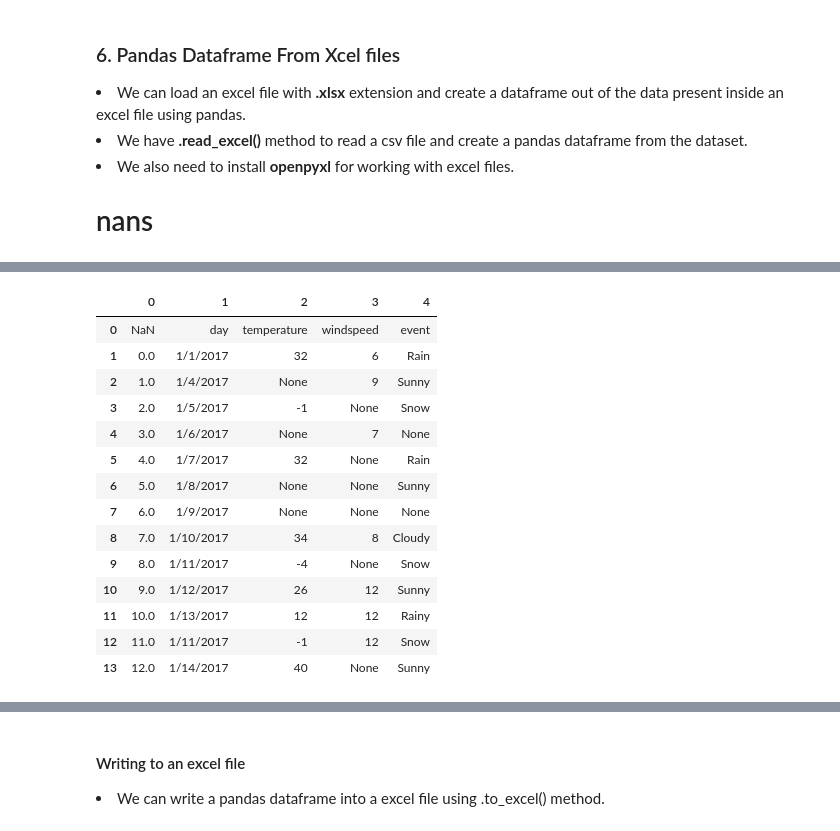
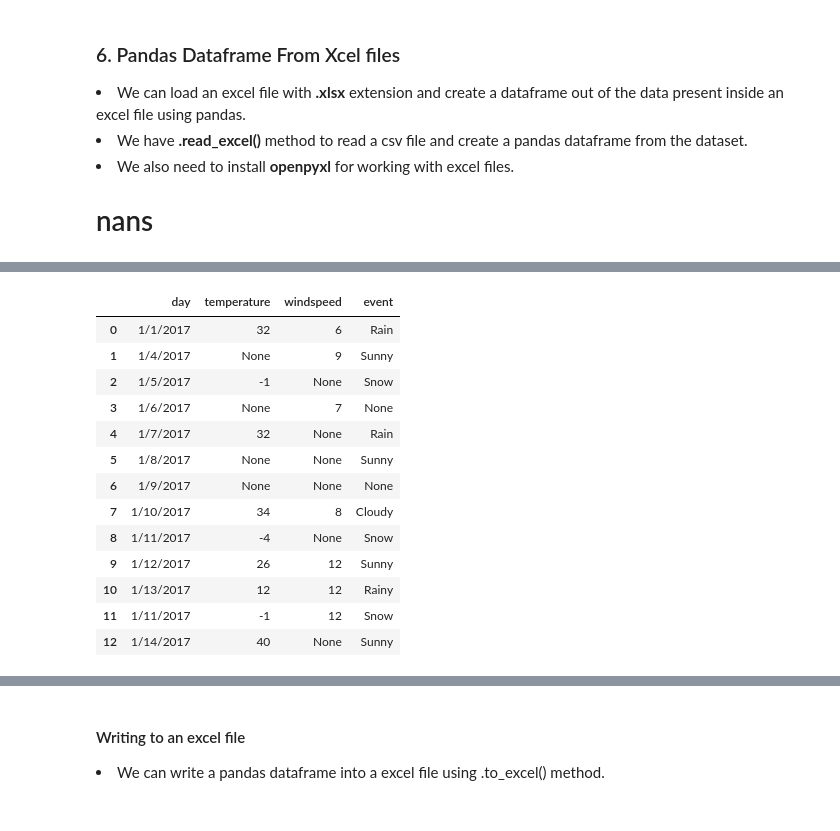
Before and after one commit to rajendra195/data_science_ML_Metro, a Jupyter notebook: week_05/day_05/pandas_student_notebook.ipynb, the cells around one changed output, grey strips where cells are left out. Cells and saved outputs as stored; diff of their text form; code cells hidden in the pictures.

```diff
--- a/week_05/day_05/pandas_student_notebook.ipynb
+++ b/week_05/day_05/pandas_student_notebook.ipynb
@@ -263,29 +258,33 @@ Requirement already satisfied: et-xmlfile in g:\data science and ml metro\env\li
 # %%
 # Importing openpyxl (engine for loading excel file)
 import openpyxl
 
 # opening the excel file using openpyxl.load_workbook
 wb = openpyxl.load_workbook("data/weather_data.xlsx")
 
 # accessing the specific sheet in the excel file
 sheet = wb["nans"]
 
 # iterating the rows of the file and making list of tuples
 data_to_df = [row for row in sheet.iter_rows(values_only=True)]
-pd.DataFrame(data_to_df)
+excel_df = pd.DataFrame(data_to_df)
+excel_df.drop(columns=0, inplace=True)
+excel_df.columns = ["day", "temperature", "windspeed", "event"]
+excel_df.drop(labels=0, axis=0, inplace=True)
+excel_df.reset_index(drop=True, inplace=True)
+excel_df
 # %% [output]
-|  | 0 | 1 | 2 | 3 | 4 |
-| 0 | NaN | day | temperature | windspeed | event |
-| 1 | 0.0 | 1/1/2017 | 32 | 6 | Rain |
-| 2 | 1.0 | 1/4/2017 | None | 9 | Sunny |
-| 3 | 2.0 | 1/5/2017 | -1 | None | Snow |
-| 4 | 3.0 | 1/6/2017 | None | 7 | None |
-| 5 | 4.0 | 1/7/2017 | 32 | None | Rain |
-| 6 | 5.0 | 1/8/2017 | None | None | Sunny |
-| 7 | 6.0 | 1/9/2017 | None | None | None |
-| 8 | 7.0 | 1/10/2017 | 34 | 8 | Cloudy |
-| 9 | 8.0 | 1/11/2017 | -4 | None | Snow |
-| 10 | 9.0 | 1/12/2017 | 26 | 12 | Sunny |
-| 11 | 10.0 | 1/13/2017 | 12 | 12 | Rainy |
-| 12 | 11.0 | 1/11/2017 | -1 | 12 | Snow |
-| 13 | 12.0 | 1/14/2017 | 40 | None | Sunny |
+|  | day | temperature | windspeed | event |
+| 0 | 1/1/2017 | 32 | 6 | Rain |
+| 1 | 1/4/2017 | None | 9 | Sunny |
+| 2 | 1/5/2017 | -1 | None | Snow |
+| 3 | 1/6/2017 | None | 7 | None |
+| 4 | 1/7/2017 | 32 | None | Rain |
+| 5 | 1/8/2017 | None | None | Sunny |
+| 6 | 1/9/2017 | None | None | None |
+| 7 | 1/10/2017 | 34 | 8 | Cloudy |
+| 8 | 1/11/2017 | -4 | None | Snow |
+| 9 | 1/12/2017 | 26 | 12 | Sunny |
+| 10 | 1/13/2017 | 12 | 12 | Rainy |
+| 11 | 1/11/2017 | -1 | 12 | Snow |
+| 12 | 1/14/2017 | 40 | None | Sunny |
```
Also changed, not shown: parts of 27 cells of this notebook, 2 other files.
